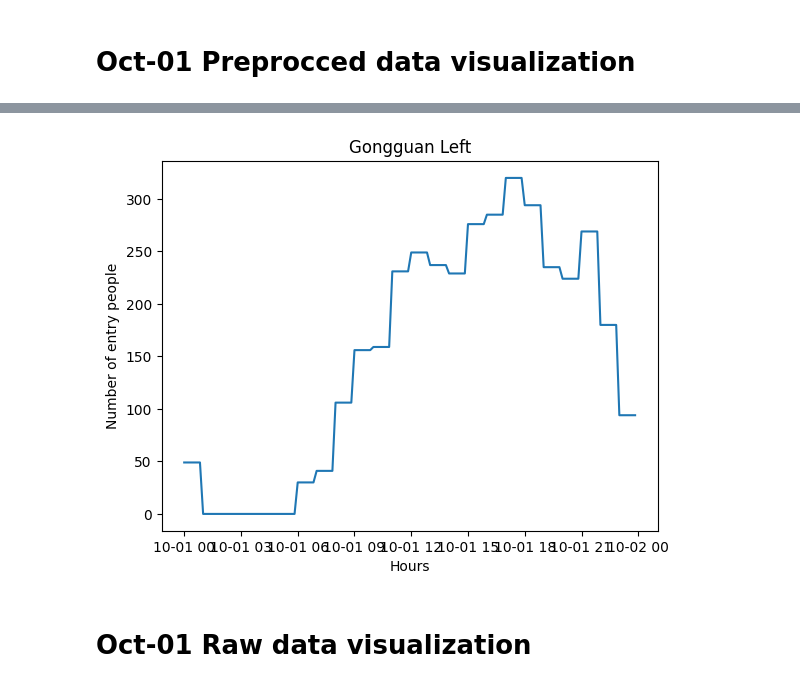
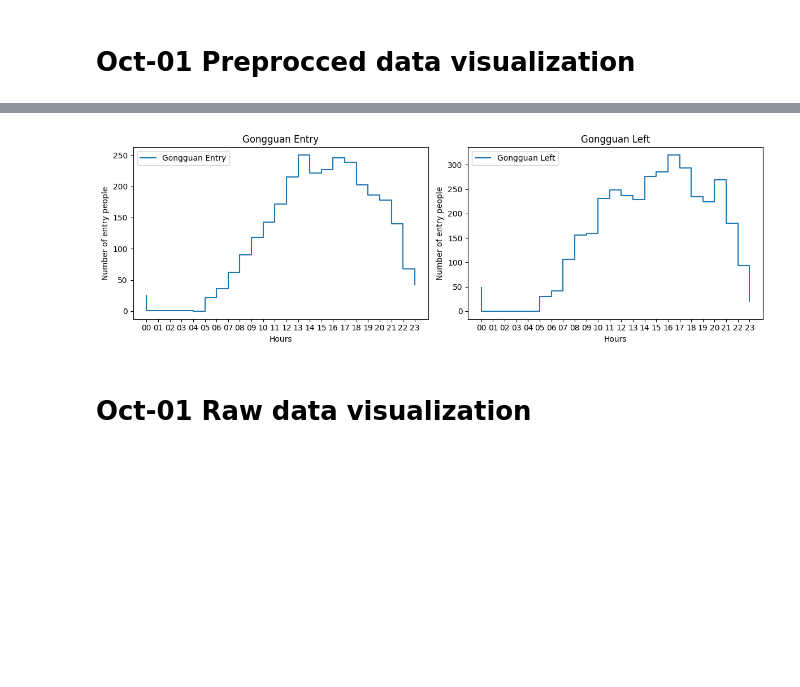
Before and after one commit to Xubwei/MDS_FinalProject, a Jupyter notebook: MRT_oct_preproc.ipynb, the cells around one changed output, grey strips where cells are left out. Cells and saved outputs as stored; diff of their text form; code cells hidden in the pictures; blank space fills up the shorter version.

```diff
--- a/MRT_oct_preproc.ipynb
+++ b/MRT_oct_preproc.ipynb
@@ -107,15 +114,26 @@ plt.show()
-# %%
-plt.plot(merged_oct01_left.index, merged_oct01_left)
-
-# 添加標題和軸標籤
-plt.title('Gongguan Left')
-plt.xlabel('Hours')
-plt.ylabel('Number of entry people')
-
-# 顯示圖表
-plt.show()
-# %% [output]
-[figure, removed]
+# %%
+import matplotlib.pyplot as plt
+
+hours = merged_oct01_entry.index.strftime('%H')
+
+fig, axes = plt.subplots(nrows=1, ncols=2, figsize=(12, 4))
+
+axes[0].plot(hours, merged_oct01_entry, label='Gongguan Entry')
+axes[0].set_title('Gongguan Entry')
+axes[0].set_xlabel('Hours')
+axes[0].set_ylabel('Number of entry people')
+axes[0].legend()
+
+axes[1].plot(hours, merged_oct01_left, label='Gongguan Left')
+axes[1].set_title('Gongguan Left')
+axes[1].set_xlabel('Hours')
+axes[1].set_ylabel('Number of entry people')
+axes[1].legend()
+
+plt.tight_layout()
+plt.show()
+# %% [output]
+[figure, added]
 # %% [markdown]
 # Oct-01 Raw data visualization
 # %%
```
Also changed, not shown: parts of 12 cells of this notebook.
